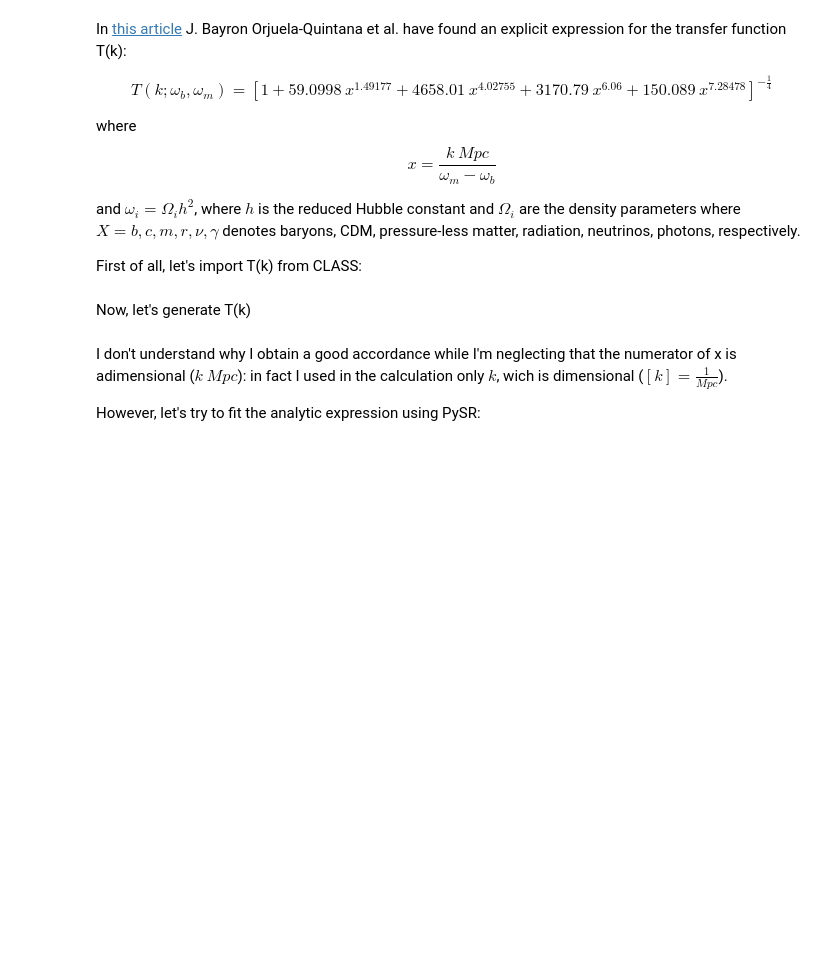
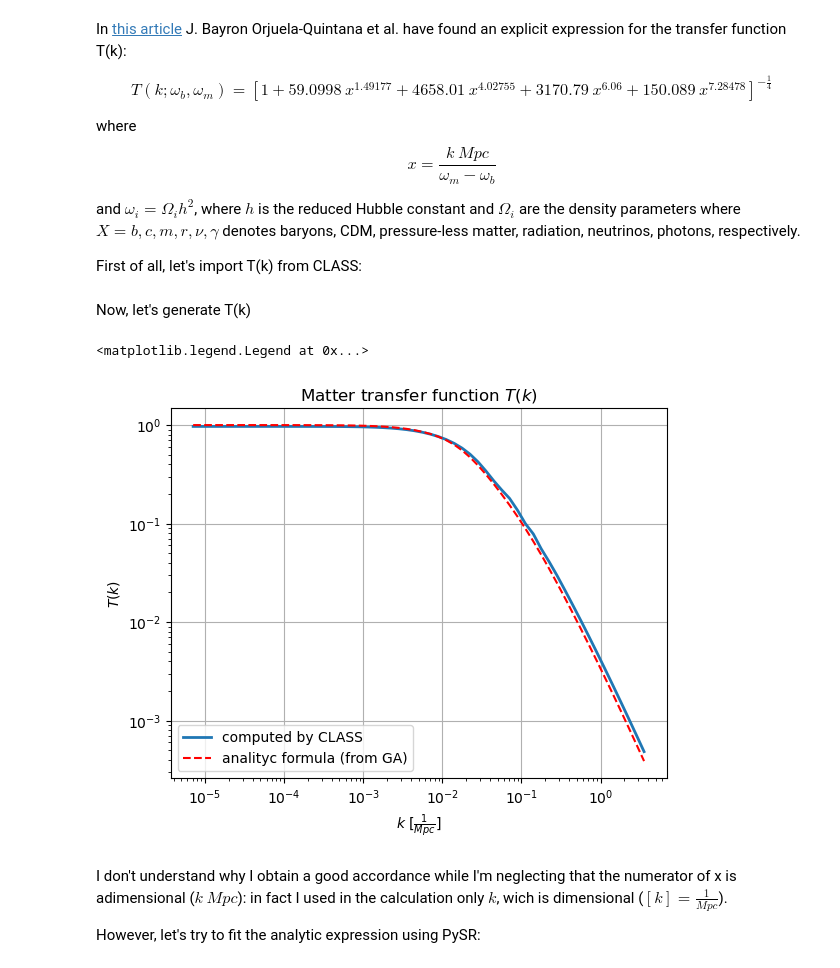
Before and after one commit to farocrown/Simreg, a Jupyter notebook: sr_tf1.ipynb, the cells around one changed output. Cells and saved outputs as stored; diff of their text form; code cells hidden in the pictures; blank space fills up the shorter version.

```diff
--- a/sr_tf1.ipynb
+++ b/sr_tf1.ipynb
@@ -7,7 +7,7 @@ from IPython.display import Markdown as md
 # %% [markdown]
 In [this article](https://arxiv.org/abs/2211.06393) J. Bayron Orjuela-Quintana et al. have found an explicit expression for the transfer function T(k):
 
-$$ T(k;\omega_b,\omega_m) = [1+59.0998\ x^{1.49177}+4658.01\ x^{4.02755}+3170.79\ x^{6.06}+150.089\ x^7.28478]^{-\frac{1}{4}} $$
+$$ T(k;\omega_b,\omega_m) = [1+59.0998\ x^{1.49177}+4658.01\ x^{4.02755}+3170.79\ x^{6.06}+150.089\ x^{7.28478}]^{-\frac{1}{4}} $$
 
 where
 $$ x=\frac{k\ Mpc}{\omega_m-\omega_b} $$
@@ -21,9 +21,6 @@ df_cus = pd.read_csv('TF_custom.csv')
 # %% [markdown]
 Now, let's generate T(k)
 # %%
-h = 0.6781
-k = df_cl['k (h/Mpc)']/h
-omega_b = 0.0223828 #omega baryon
-omega_m = 0.1201075 #omega pressure-less matter
-x = k/(omega_m-omega_b)
-T = (1 + 59.0998 * x**1.49177 + 4658.01 * x**4.02755 + 3170.79 * x**6.06 + 150.089 * x**7.28478)**(-1/4)
+def T(x):
+    a = (1 + 59.0998 * x**1.49177 + 4658.01 * x**4.02755 + 3170.79 * x**6.06 + 150.089 * x**7.28478)**(-1/4)
+    return a
@@ -30,12 +34,15 @@ T = (1 + 59.0998 * x**1.49177 + 4658.01 * x**4.02755 + 3170.79 * x**6.06 + 150.0
 # %%
-plt.plot(df_cus['k (1/Mpc)'][4:],df_cus['T(k)'][4:], label='computed by CLASS', lw=2)
-plt.plot(k[0:len(k)-3],T[0:len(k)-3], label='analityc formula (from GA)', linestyle="--", color='r')
+plt.plot(df_cus['k (1/Mpc)'],df_cus['T(k)'], label='computed by CLASS', lw=2)
+plt.plot(df_cus['k (1/Mpc)'],T(df_cus['k (1/Mpc)']/(omega_m-omega_b)), label='analityc formula (from GA)', linestyle="--", color='r')
 plt.xlabel(r'$k\ [\frac{1}{Mpc}]$')
 plt.ylabel(r'$T(k)$')
 plt.title(r"Matter transfer function $T(k)$")
 plt.loglog()
 plt.grid(True)
 plt.legend()
+# %% [output]
+<matplotlib.legend.Legend at 0x...>
+[figure, added]
 # %% [markdown]
 I don't understand why I obtain a good accordance while I'm neglecting that the numerator of x is adimensional ($k\ Mpc$): in fact I used in the calculation only $k$, wich is dimensional ($[k]=\frac{1}{Mpc}$).
 
```
Also changed, not shown: parts of 21 cells of this notebook, 1 other file.
